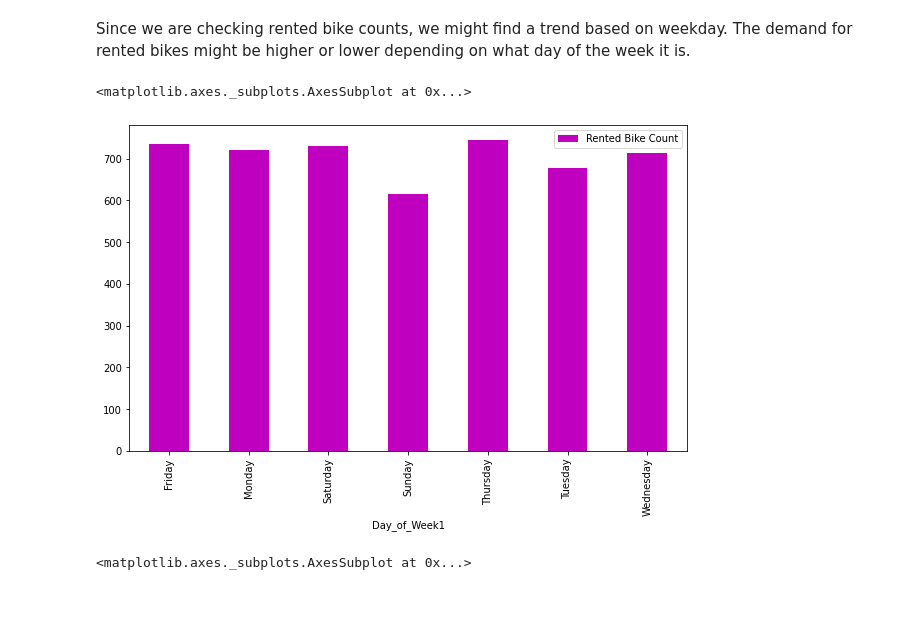
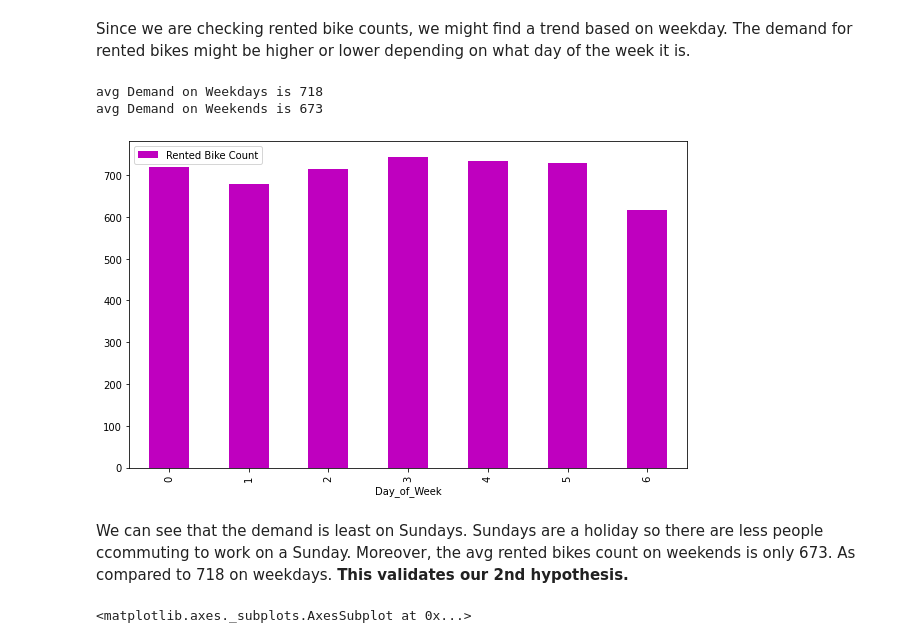
Before and after one commit to Ayushman0Singh/BikeSharingDemandPrediction, a Jupyter notebook: Bike_Sharing_Demand_Prediction_Capstone_Project.ipynb, the cells around one changed output. Drawn from its saved outputs; the diff is of its cells as text; code cells hidden in the pictures; blank space fills up the shorter version.

```diff
--- a/Bike_Sharing_Demand_Prediction_Capstone_Project.ipynb
+++ b/Bike_Sharing_Demand_Prediction_Capstone_Project.ipynb
@@ -302,11 +334,16 @@ def day_name_converter(p):
 # %%
 df['Day_of_Week1'] = df['Day_of_Week'].apply(day_name_converter)
 # %%
-day_bikecount = df.groupby(['Day_of_Week1'])['Rented Bike Count'].mean().reset_index()
-day_bikecount.plot(x="Day_of_Week1", y="Rented Bike Count", kind="bar", color = 'm',figsize=(10,6))
+day_bikecount = df.groupby(['Day_of_Week'])['Rented Bike Count'].mean().reset_index()
+day_bikecount.plot(x="Day_of_Week", y="Rented Bike Count", kind="bar", color = 'm',figsize=(10,6))
+print('avg Demand on Weekdays is',round(day_bikecount.iloc[0:5,1].mean()))
+print('avg Demand on Weekends is',round(day_bikecount.iloc[5:7,1].mean()))
 # %% [output]
-<matplotlib.axes._subplots.AxesSubplot at 0x...>
+avg Demand on Weekdays is 718
+avg Demand on Weekends is 673
-[figure, old version]
+[figure, new version]
+# %% [markdown]
+We can see that the demand is least on Sundays. Sundays are a holiday so there are less people ccommuting to work on a Sunday. Moreover, the avg rented bikes count on weekends is only 673. As compared to 718 on weekdays. **This validates our 2nd hypothesis.**
 # %%
 #ploting rented bikes according to Time of the day
 Hourly_bikecount = df.groupby(['Hour'])['Rented Bike Count'].sum().reset_index()
```
Also changed, not shown: parts of 61 cells of this notebook.
